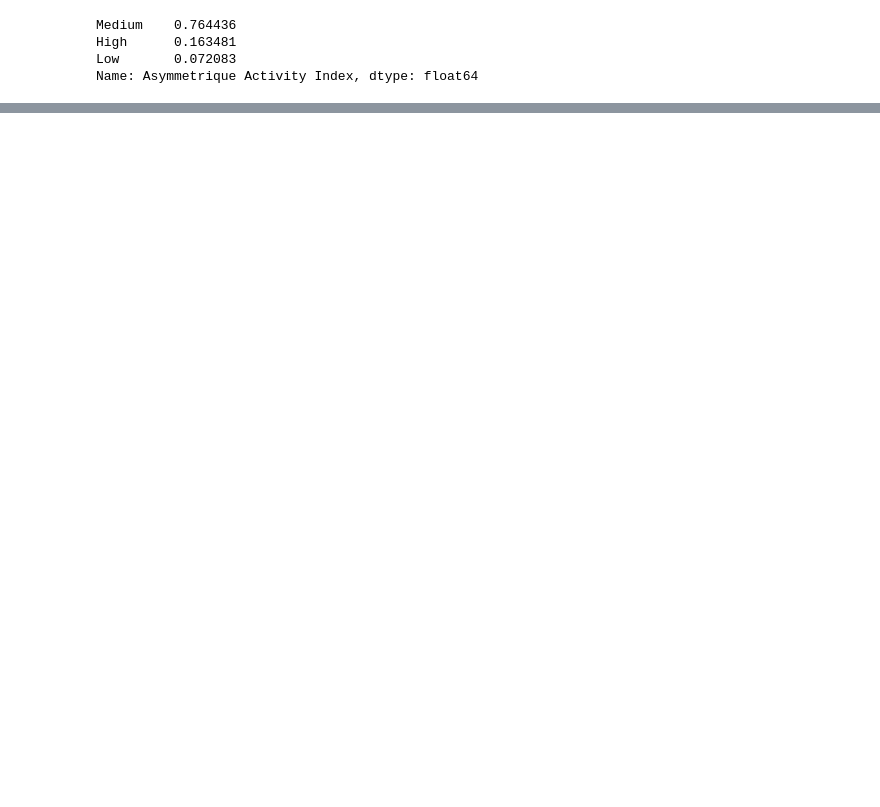
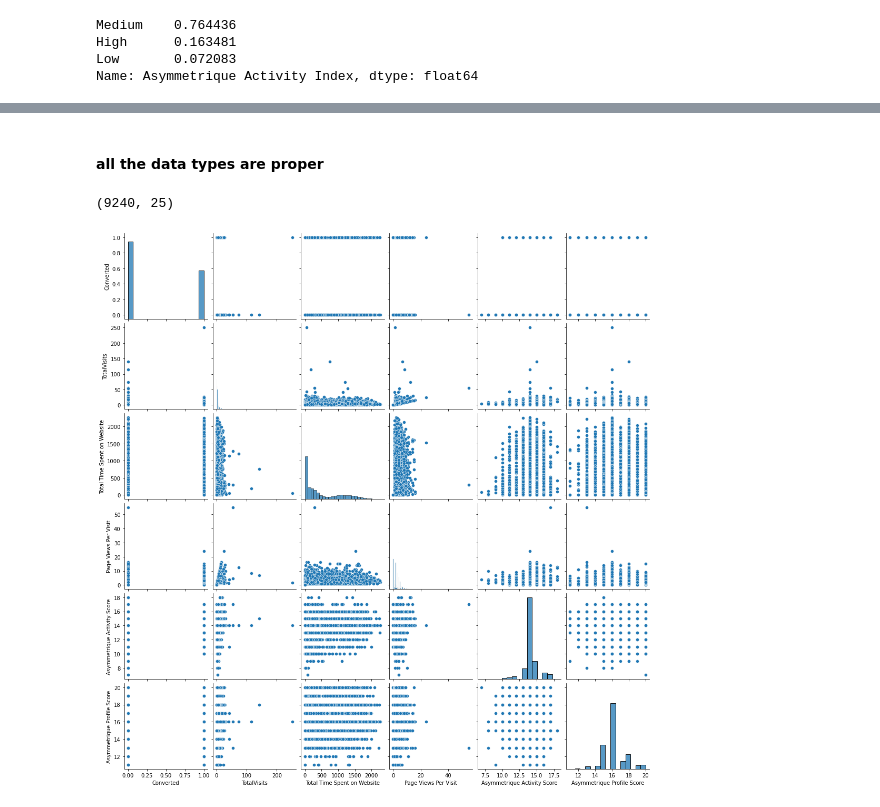
Before and after one commit to ted-198/Upgrad-Case-Study-Logestic-Regression, a Jupyter notebook: Logistic regression case study.ipynb, the cells around one changed output, grey strips where cells are left out. Cells and saved outputs as stored; diff of their text form; code cells hidden in the pictures; blank space fills up the shorter version.

```diff
--- a/Logistic regression case study.ipynb
+++ b/Logistic regression case study.ipynb
@@ -164,0 +525,4 @@ df['Asymmetrique Activity Index'].isnull().sum()
+# %%
+# more than 70% of the values are missing, lets drop this columns
+
+df.drop(labels='How did you hear about X Education', axis=1, inplace=True)
@@ -164,0 +544,2 @@ df['Asymmetrique Activity Index'].isnull().sum()
+# %%
+df['What is your current occupation'].fillna(value='Unemployed', inplace=True)
@@ -164,0 +558,2 @@ df['Asymmetrique Activity Index'].isnull().sum()
+# %%
+df['What matters most to you in choosing a course'].fillna(value='Better Career Prospects', inplace=True)
@@ -164,0 +628,20 @@ df['Asymmetrique Activity Index'].isnull().sum()
+# %% [markdown]
+#### all the data types are proper
+# %%
+# we don't need Prospect ID, Lead Number as they are unique identification nubmers.
+# And Magazine, Receive More Updates About Our Courses, Update me on Supply Chain Content
+# Get updates on DM Content, I agree to pay the amount through cheque all these have single value NO and these will be
+# No useful for us
+
+df.drop(labels=['Prospect ID', 'Lead Number', 'Magazine', 'Receive More Updates About Our Courses',
+               'Update me on Supply Chain Content', 'Get updates on DM Content',
+                'I agree to pay the amount through cheque'], axis=1, inplace=True)
+
+df.shape
+# %% [output]
+(9240, 25)
+# %%
+sns.pairplot(data=df)
+plt.show()
+# %% [output]
+[figure, added]
```
Also changed, not shown: parts of 62 cells of this notebook.
